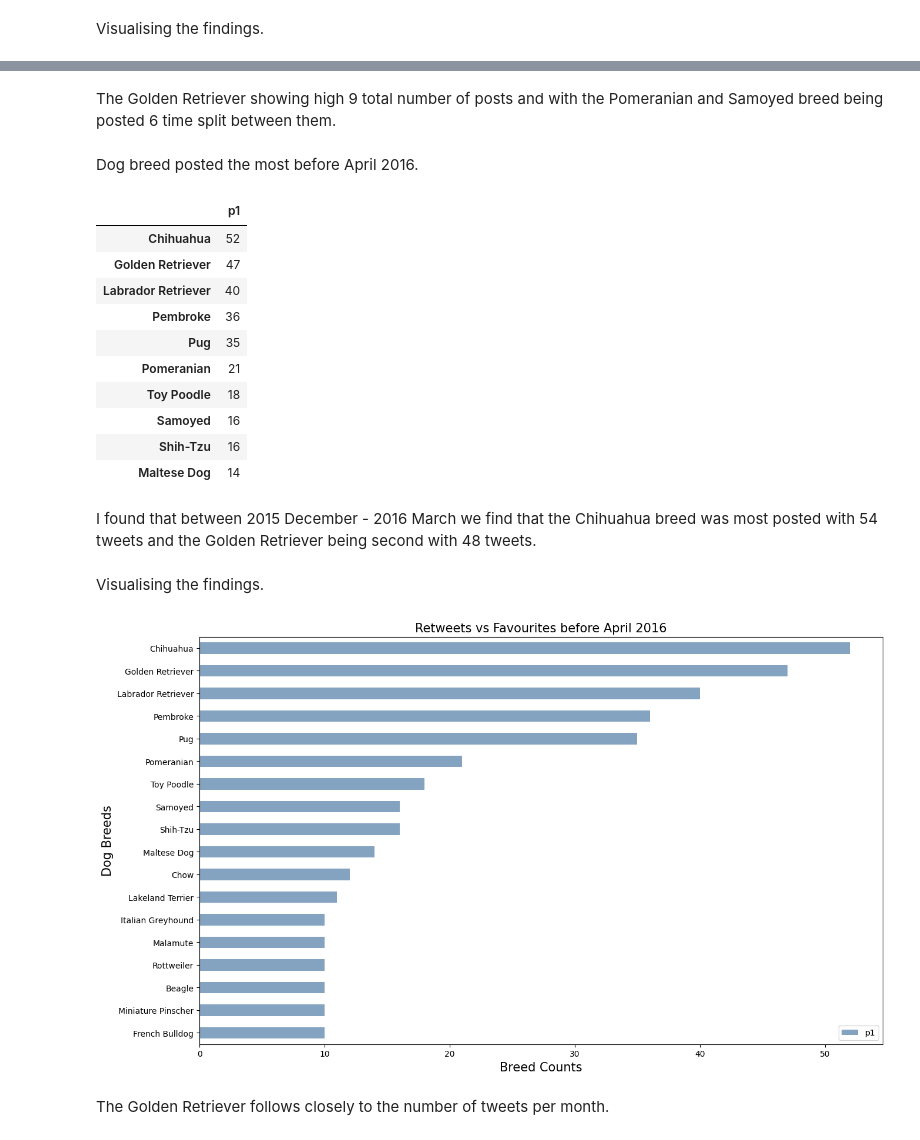
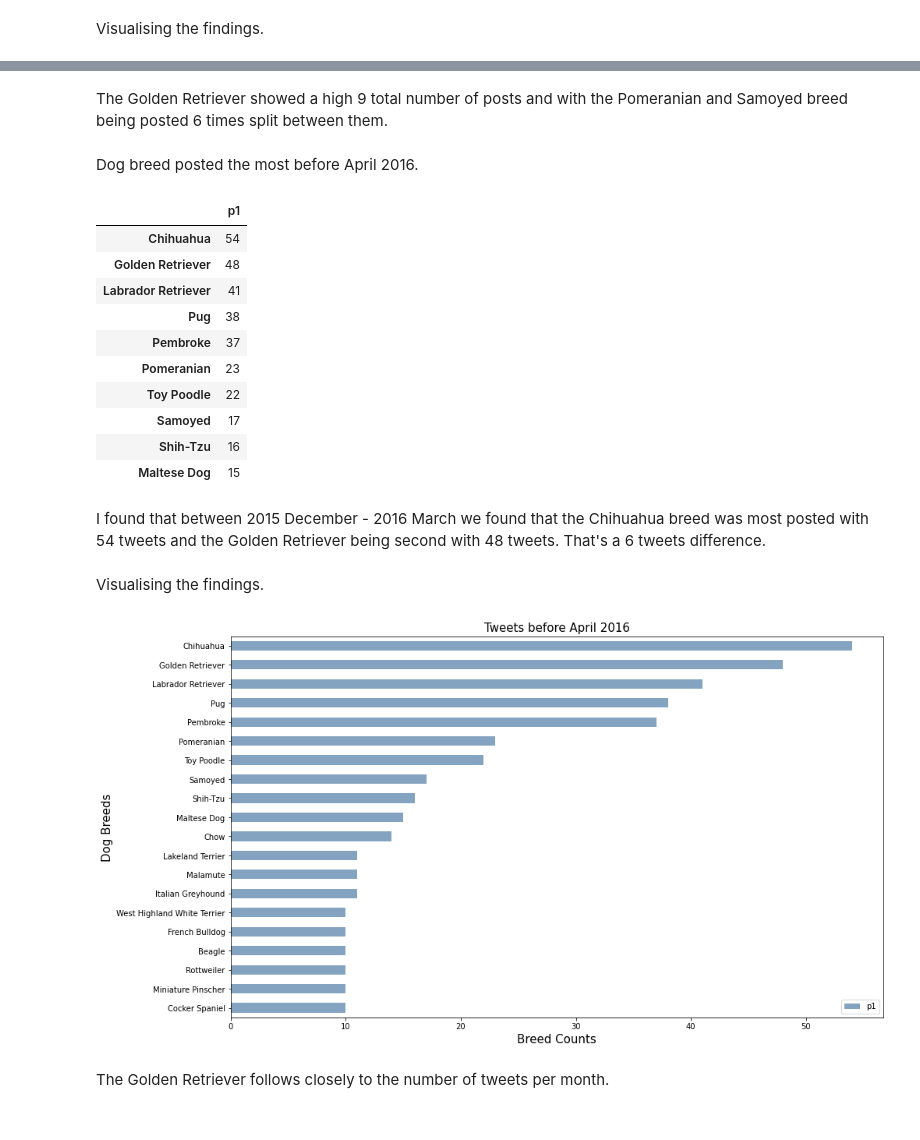
Before and after one commit to seezz-meta/EDA-WeRateDogs, a Jupyter notebook: wrangle_act.ipynb, the cells around one changed output, grey strips where cells are left out. Cells and saved outputs as stored; diff of their text form; code cells hidden in the pictures.

```diff
--- a/wrangle_act.ipynb
+++ b/wrangle_act.ipynb
@@ -614,7 +606,7 @@ The name column contains names like 'None', 'incredibly', 'a', 'the', 'an', 'ver
 
 **Code**
 # %%
-df_archive_clean = df_archive_clean.loc[df_archive_clean.name.str.islower() == False]
+df_archive_clean.loc[df_archive_clean.name.str.islower(), 'name'] = np.nan
 df_archive_clean.name.replace('None', np.nan, inplace=True)
 # %% [markdown]
 **Test**
@@ -819,7 +806,7 @@ Multiple DataFrames were created for each datasets. Merge all dataset into one s
 # %% [markdown]
 **Code**
 # %%
-df_clean = df_archive_clean.merge(df_twitter_api_clean, on='tweet_id', how='inner').merge(df_predictions_clean, on='tweet_id', how='left')
+df_clean = df_archive_clean.merge(df_twitter_api_clean, on='tweet_id', how='inner').merge(df_predictions_clean, on='tweet_id', how='inner')
 # %% [markdown]
 **Test**
 # %%
@@ -1076,5 +1067,5 @@ plt.show()
 # %% [markdown]
-The Golden Retriever showing high 9 total number of posts and with the Pomeranian and Samoyed breed being posted 6 time split between them.
+The Golden Retriever showed a high 9 total number of posts and with the Pomeranian and Samoyed breed being posted 6 times split between them.
 # %% [markdown]
 Dog breed posted the most before April 2016.
 # %%
@@ -1082,29 +1073,29 @@ before = df_clean.query("year_month < '2016-04' & p1_dog == True").p1.value_coun
 before.head(10)
 # %% [output]
 |  | p1 |
-| Chihuahua | 52 |
-| Golden Retriever | 47 |
-| Labrador Retriever | 40 |
-| Pembroke | 36 |
-| Pug | 35 |
-| Pomeranian | 21 |
-| Toy Poodle | 18 |
-| Samoyed | 16 |
+| Chihuahua | 54 |
+| Golden Retriever | 48 |
+| Labrador Retriever | 41 |
+| Pug | 38 |
+| Pembroke | 37 |
+| Pomeranian | 23 |
+| Toy Poodle | 22 |
+| Samoyed | 17 |
 | Shih-Tzu | 16 |
-| Maltese Dog | 14 |
+| Maltese Dog | 15 |
 # %% [markdown]
-I found that between 2015 December - 2016 March we find that the Chihuahua breed was most posted with 54 tweets and the Golden Retriever being second with 48 tweets.
+I found that between 2015 December - 2016 March we found that the Chihuahua breed was most posted with 54 tweets and the Golden Retriever being second with 48 tweets. That's a 6 tweets difference.
 # %% [markdown]
 Visualising the findings.
 # %%
 fig, ax = plt.subplots(figsize=(15, 9))
 track_line = before.query("p1 > 9").sort_values('p1').plot(kind='barh', ax=ax, color=(0.2, 0.4, 0.6, 0.6), label='Dog Breeds')
 ax.set_xlabel('Breed Counts', fontsize=15)
 ax.set_ylabel('Dog Breeds', fontsize=15)
-ax.set_title('Retweets vs Favourites before April 2016', fontsize=15)
+ax.set_title('Tweets before April 2016', fontsize=15)
 plt.show()
 # %% [output]
-[figure, old version]
+[figure, new version]
 # %% [markdown]
 The Golden Retriever follows closely to the number of tweets per month.
 # %% [markdown]
```
Also changed, not shown: parts of 40 cells of this notebook, 5 other files.
